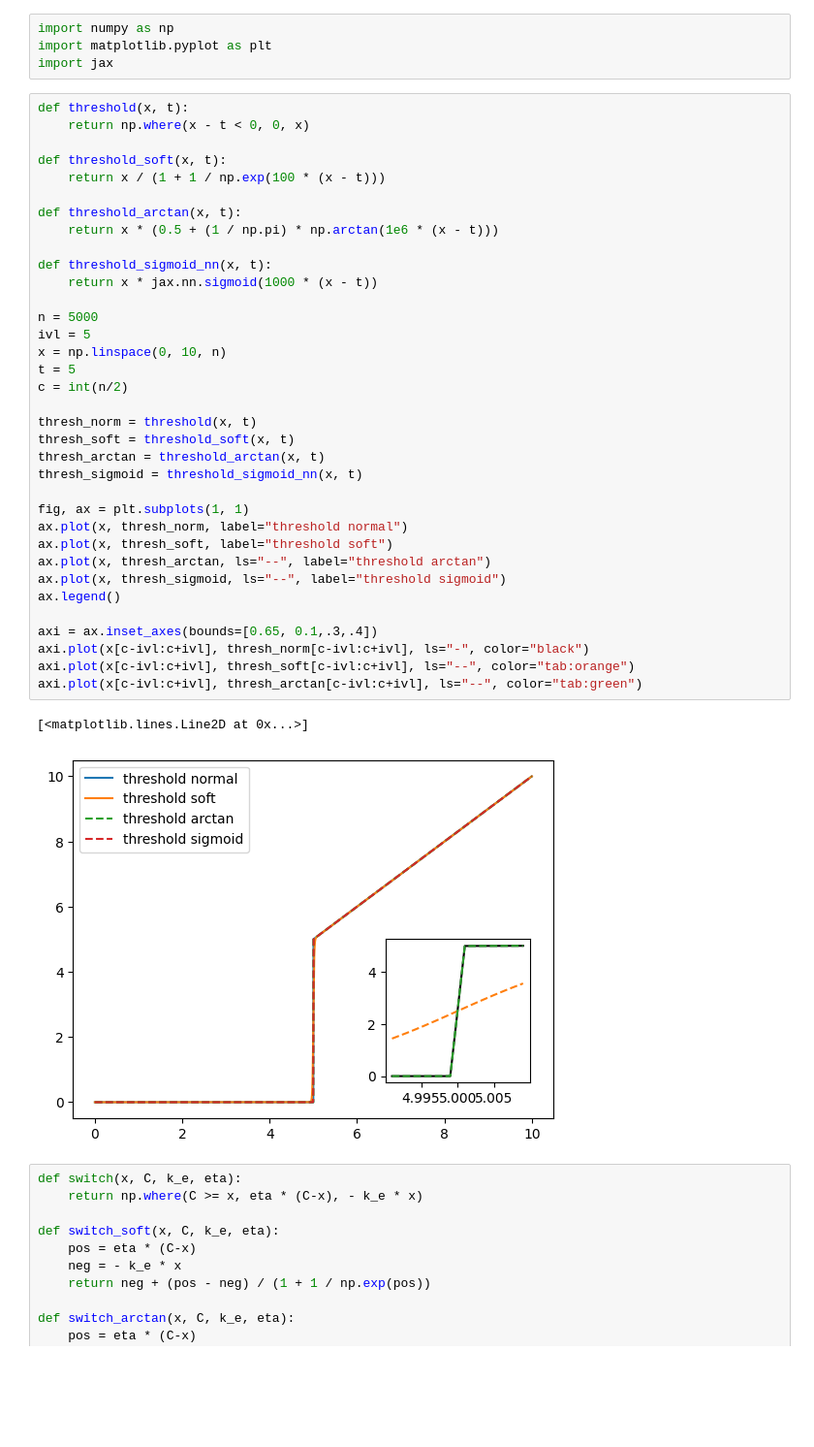
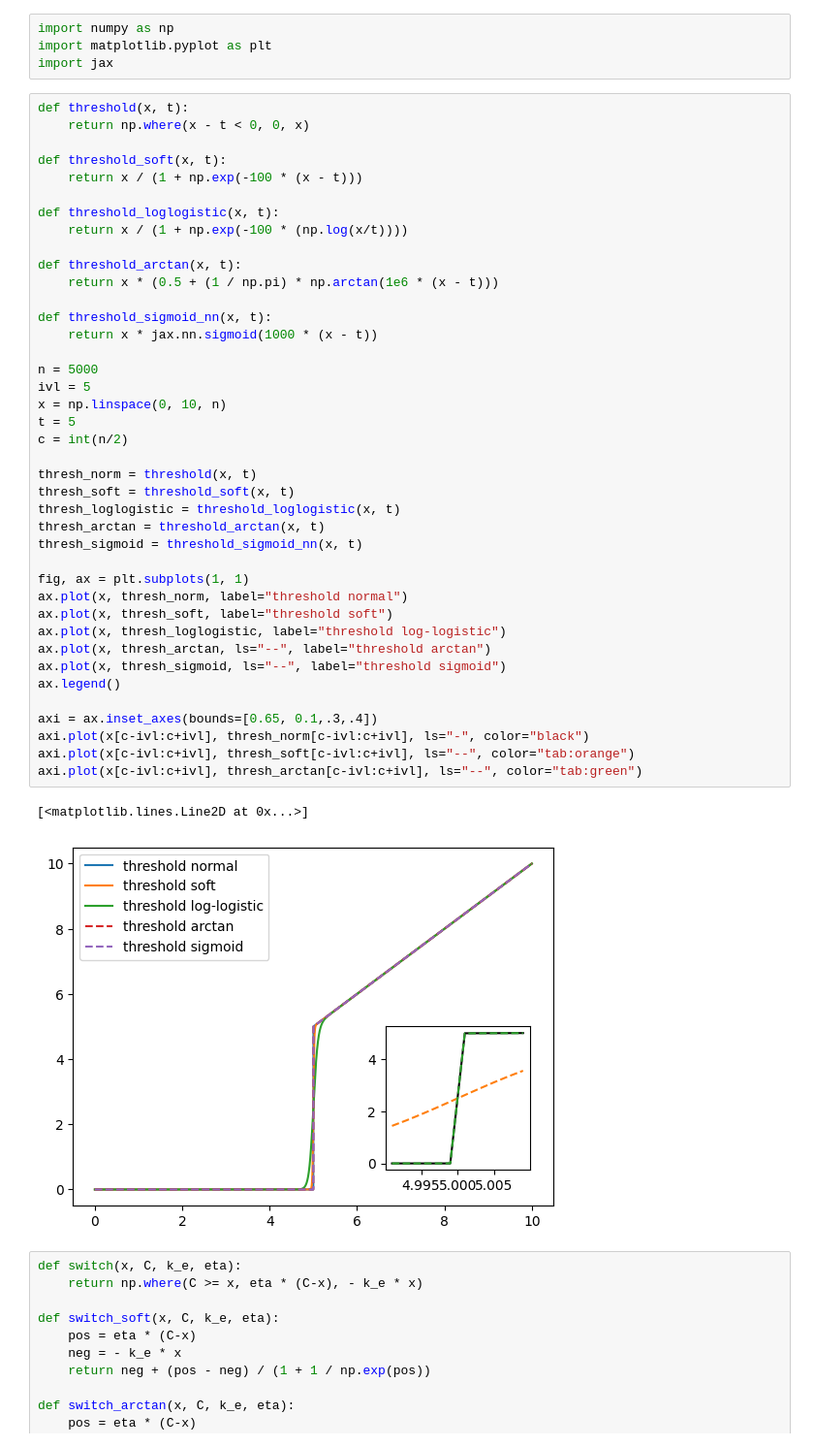
Before and after one commit to flo-schu/tktd_nrf2_zfe, a Jupyter notebook: scripts/SI_numerically_stable_threshold.ipynb, the cells around one changed output. Shown: that part at 97% size. Saved outputs shown, nothing was run; the diff lists cells and outputs as text; blank space fills up the shorter version.

```diff
--- a/scripts/SI_numerically_stable_threshold.ipynb
+++ b/scripts/SI_numerically_stable_threshold.ipynb
@@ -7,39 +7,44 @@ def threshold(x, t):
     return np.where(x - t < 0, 0, x)
 
 def threshold_soft(x, t):
-    return x / (1 + 1 / np.exp(100 * (x - t)))
+    return x / (1 + np.exp(-100 * (x - t)))
+
+def threshold_loglogistic(x, t):
+    return x / (1 + np.exp(-100 * (np.log(x/t))))
 
 def threshold_arctan(x, t):
     return x * (0.5 + (1 / np.pi) * np.arctan(1e6 * (x - t)))
 
 def threshold_sigmoid_nn(x, t):
     return x * jax.nn.sigmoid(1000 * (x - t))
 
 n = 5000
 ivl = 5
 x = np.linspace(0, 10, n)
 t = 5
 c = int(n/2)
 
 thresh_norm = threshold(x, t)
 thresh_soft = threshold_soft(x, t)
+thresh_loglogistic = threshold_loglogistic(x, t)
 thresh_arctan = threshold_arctan(x, t)
 thresh_sigmoid = threshold_sigmoid_nn(x, t)
 
 fig, ax = plt.subplots(1, 1)
 ax.plot(x, thresh_norm, label="threshold normal")
 ax.plot(x, thresh_soft, label="threshold soft")
+ax.plot(x, thresh_loglogistic, label="threshold log-logistic")
 ax.plot(x, thresh_arctan, ls="--", label="threshold arctan")
 ax.plot(x, thresh_sigmoid, ls="--", label="threshold sigmoid")
 ax.legend()
 
 axi = ax.inset_axes(bounds=[0.65, 0.1,.3,.4])
 axi.plot(x[c-ivl:c+ivl], thresh_norm[c-ivl:c+ivl], ls="-", color="black")
 axi.plot(x[c-ivl:c+ivl], thresh_soft[c-ivl:c+ivl], ls="--", color="tab:orange")
 axi.plot(x[c-ivl:c+ivl], thresh_arctan[c-ivl:c+ivl], ls="--", color="tab:green")
 # %% [output]
 [<matplotlib.lines.Line2D at 0x...>]
-[figure, old version]
+[figure, new version]
 # %%
 def switch(x, C, k_e, eta):
     return np.where(C >= x, eta * (C-x), - k_e * x)
```
Also changed, not shown: 6 other files.
